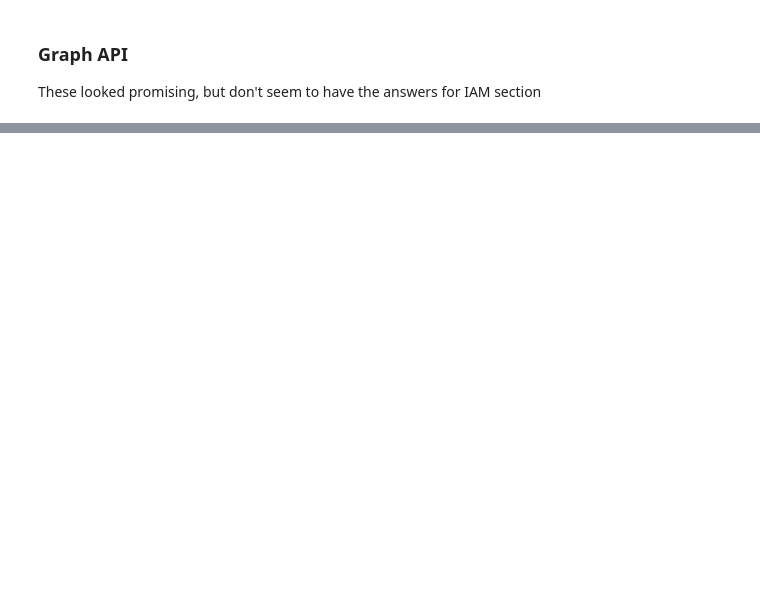
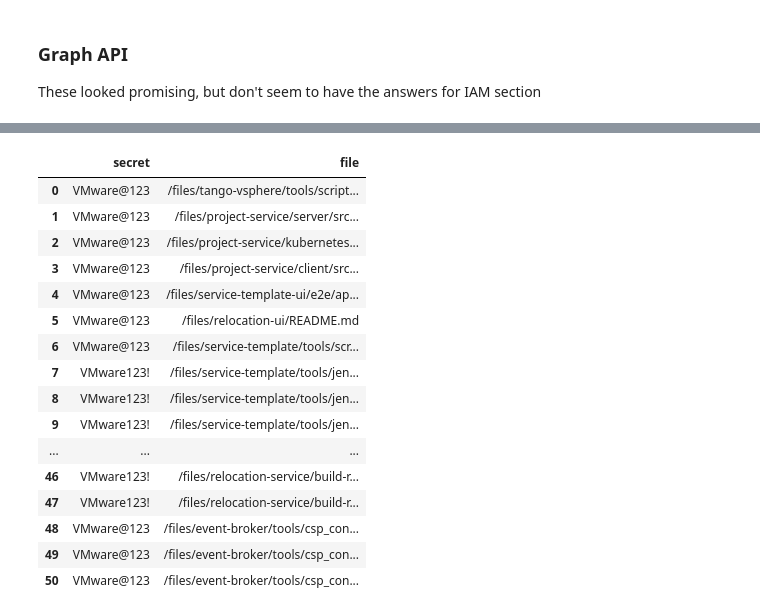
Before and after one commit to kbroughton/azure_cis_scanner, a Jupyter notebook: azure_cis_scanner/azure_cis_scanner.ipynb, the cells around one changed output, grey strips where cells are left out. Drawn from its saved outputs; the diff is of its cells as text; code cells hidden in the pictures; blank space fills up the shorter version.

```diff
--- a/azure_cis_scanner/azure_cis_scanner.ipynb
+++ b/azure_cis_scanner/azure_cis_scanner.ipynb
@@ -2700,0 +3320,32 @@ jmespath.search('[?appDisplayName == `Azure Multi-Factor Auth Client`] | [0]', p
+# %%
+excludes = ['Compute_1', 'Compute_2', 'VmOne[0]', 'VmOne[1]', 'VmOne[2]', 'appOne[0]', 'appOne[1]', 'appOne[2]', 'Shape_1_', 'appTwo[0]', 'appTwo[1]', 'appTwo[2]', '[a-zA-Z0-9]*', 'Basic_A0']
+prefix_excludes = ['59', 'SHA', 'Deploy', 'User', 'Project', 'Akshata', 'tab', '#', ':', 'Standard', 'Plan', 'tag', 'Chrome', ',', 'Palette', '_', '=', 'Fn', 'Test_', 'E2E_', 'scale', '/some', 'some', 'Tango', '\\', 'target', 'source', 'form', '-Xm', 'src', 'Src', 'Windows', '[', 'Bat', '.', 'Std']
+def excluded(string, excludes, prefix_excludes):
+    if string in excludes:
+        return True
+    for prefix in prefix_excludes:
+        if string.startswith(prefix):
+            return True
+    return False
+# %%
+dump_pwd_df = pd.DataFrame([(x['Details']['String'], x['File']) for x in dumpster if ( x['Finding'] == "Password") and not ( excluded(x['Details']['String'], excludes, prefix_excludes))], columns=['secret', 'file'])
+# %%
+dump_pwd_df.loc[0:50]
+# %% [output]
+|  | secret | file |
+| 0 | VMware@123 | /files/tango-vsphere/tools/script... |
+| 1 | VMware@123 | /files/project-service/server/src... |
+| 2 | VMware@123 | /files/project-service/kubernetes... |
+| 3 | VMware@123 | /files/project-service/client/src... |
+| 4 | VMware@123 | /files/service-template-ui/e2e/ap... |
+| 5 | VMware@123 | /files/relocation-ui/README.md |
+| 6 | VMware@123 | /files/service-template/tools/scr... |
+| 7 | VMware123! | /files/service-template/tools/jen... |
+| 8 | VMware123! | /files/service-template/tools/jen... |
+| 9 | VMware123! | /files/service-template/tools/jen... |
+| ... | ... | ... |
+| 46 | VMware123! | /files/relocation-service/build-r... |
+| 47 | VMware123! | /files/relocation-service/build-r... |
+| 48 | VMware@123 | /files/event-broker/tools/csp_con... |
+| 49 | VMware@123 | /files/event-broker/tools/csp_con... |
+| 50 | VMware@123 | /files/event-broker/tools/csp_con... |
```
Also changed, not shown: parts of 69 cells of this notebook, 36 other files.
